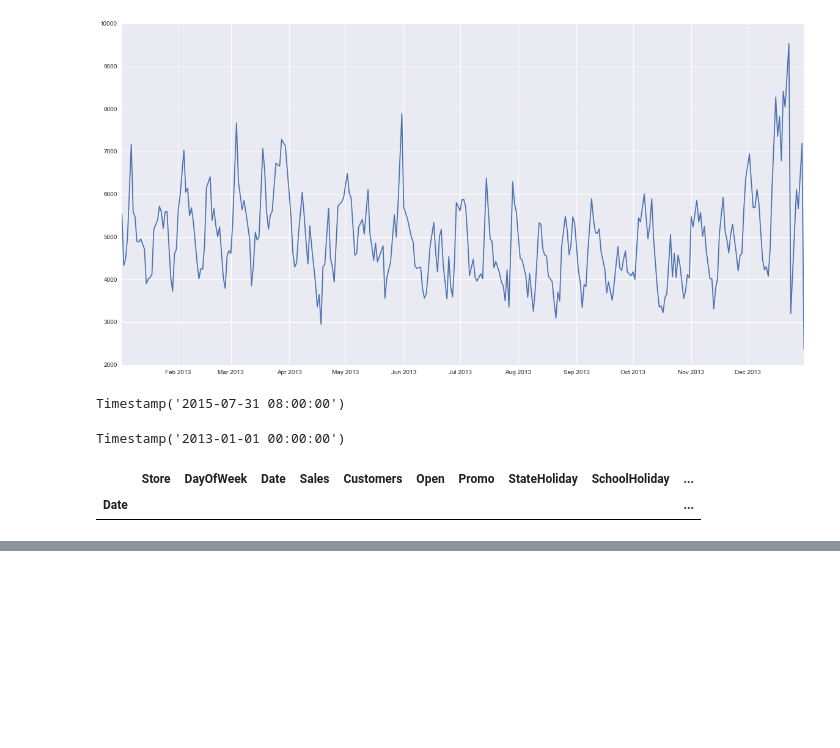
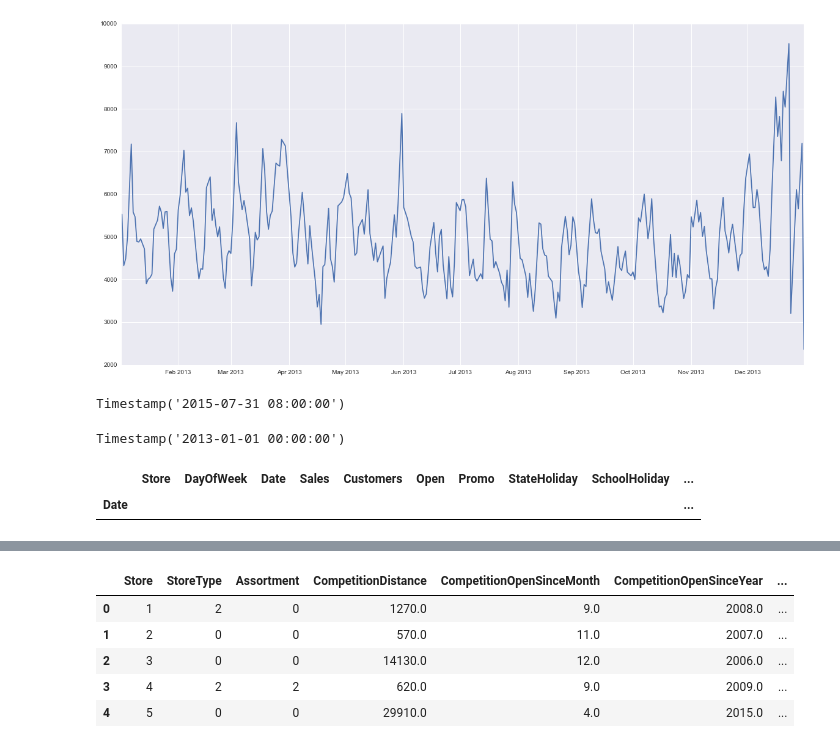
Before and after one commit to chenjennhaur/machinelearning, a Jupyter notebook: rossmann.ipynb, the cells around one changed output, grey strips where cells are left out. Cells and saved outputs as stored; diff of their text form; code cells hidden in the pictures; blank space fills up the shorter version.

```diff
--- a/rossmann.ipynb
+++ b/rossmann.ipynb
@@ -237,0 +245,9 @@ datetime.date(2016,5,23).strftime("%Y%W%w")
+# %%
+dstore.head(5)
+# %% [output]
+|  | Store | StoreType | Assortment | CompetitionDistance | CompetitionOpenSinceMonth | CompetitionOpenSinceYear | ... |
+| 0 | 1 | 2 | 0 | 1270.0 | 9.0 | 2008.0 | ... |
+| 1 | 2 | 0 | 0 | 570.0 | 11.0 | 2007.0 | ... |
+| 2 | 3 | 0 | 0 | 14130.0 | 12.0 | 2006.0 | ... |
+| 3 | 4 | 2 | 2 | 620.0 | 9.0 | 2009.0 | ... |
+| 4 | 5 | 0 | 0 | 29910.0 | 4.0 | 2015.0 | ... |
```
Also changed, not shown: parts of 12 cells of this notebook.
